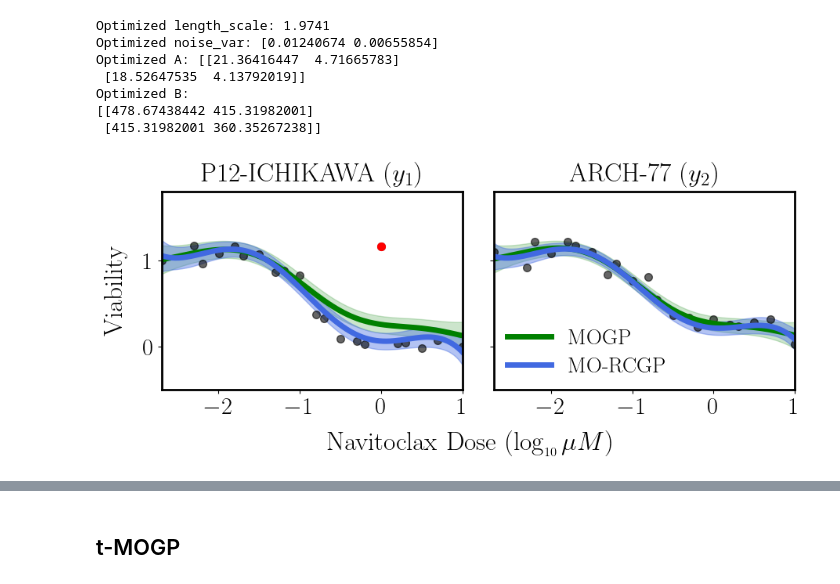
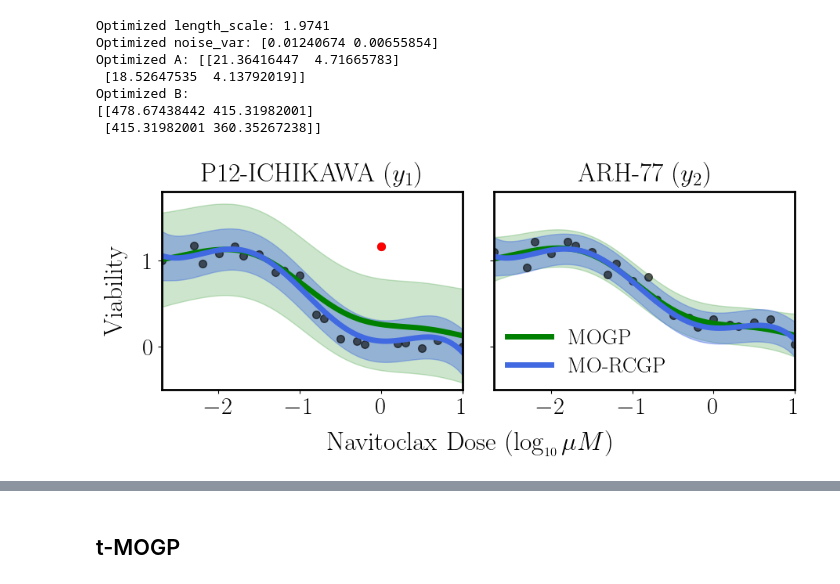
Before and after one commit to joshuarooijakkers/robust_conjugate_MOGP, a Jupyter notebook: experiments/cancer_research/cancer_research.ipynb, the cells around one changed output, grey strips where cells are left out. Saved outputs shown, nothing was run; the diff lists cells and outputs as text; code cells hidden in the pictures.

```diff
--- a/experiments/cancer_research/cancer_research.ipynb
+++ b/experiments/cancer_research/cancer_research.ipynb
@@ -84,8 +90,8 @@ mogp.optimize_hyperparameters()
 # Predict on test points
 x_test = np.linspace(-2.7, 1.5, 200).reshape(-1, 1)
 mu_mogp, var_mogp = mogp.predict(x_test)
-# std_mogp = np.sqrt(var_mogp + mogp.noise)
-std_mogp = np.sqrt(var_mogp)
+std_mogp = np.sqrt(var_mogp + mogp.noise)
+# std_mogp = np.sqrt(var_mogp)
 # %%
 # Initialization
 n_outputs = len(list_cell_lines)
@@ -108,8 +114,8 @@ init_gamma, init_c, gamma, c = morcgp.optimize_loo_cv(print_opt_param = True, pr
 # Predict on test points
 # x_test = np.linspace(-2.7, 1.5, 100).reshape(-1, 1)
 mu_morcgp, var_morcgp = morcgp.predict(x_test)
-# std_morcgp = np.sqrt(var_morcgp + morcgp.noise_var)
-std_morcgp = np.sqrt(var_morcgp)
+std_morcgp = np.sqrt(var_morcgp + morcgp.noise_var)
+# std_morcgp = np.sqrt(var_morcgp)
 # %% [output]
 Optimized length_scale: 1.9741
 Optimized noise_var: [0.01240674 0.00655854]
@@ -132,32 +138,32 @@ for i in range(n_outputs):
 
     axs[i].plot(x_test.flatten(), mu_morcgp[:, i], '-', color='royalblue', label='MO-RCGP', linewidth=5)
     axs[i].fill_between(x_test.flatten(),
                         mu_morcgp[:, i] - 2*std_morcgp[:, i],
                         mu_morcgp[:, i] + 2*std_morcgp[:, i],
                         color='royalblue', alpha=0.4)
 
     # Axes limits
     axs[i].set_ylim([-0.5, 1.8])
     axs[i].set_xlim([x[0], x[-1]])
 
     # Titles and labels
     if i == 0:
         axs[i].set_title(r"P12-ICHIKAWA ($y_1$)", fontsize=24, pad=10)
         axs[i].set_ylabel("Viability", fontsize=24, labelpad=15)
     elif i == 1:
-        axs[i].set_title(r"ARCH-77 ($y_2$)", fontsize=24, pad=10)
+        axs[i].set_title(r"ARH-77 ($y_2$)", fontsize=24, pad=10)
         axs[i].set_yticklabels([])
         axs[i].legend(loc='lower left', fontsize=20, frameon=False, borderpad=0.1, labelspacing=0.4)
 
     # **Thick borders (spines)**
     for spine in axs[i].spines.values():
         spine.set_linewidth(2)  # change '3' to any thickness you want
 
 # X-axis label
 fig.text(0.55, -0.01, r'Navitoclax Dose $(\log_{\scriptscriptstyle 10}{\mu M})$', ha='center', fontsize=24)
 axs[0].plot(x[15, 0], Y[15, 0], 'o', color='red', alpha=1, markersize=7)
 plt.tight_layout()
 plt.show()
 # fig.savefig("./navitoclax.pdf", format='pdf', bbox_inches='tight')
 # %% [output]
-[figure, old version]
+[figure, new version]
```
Also changed, not shown: parts of 5 cells of this notebook, 2 other files.
